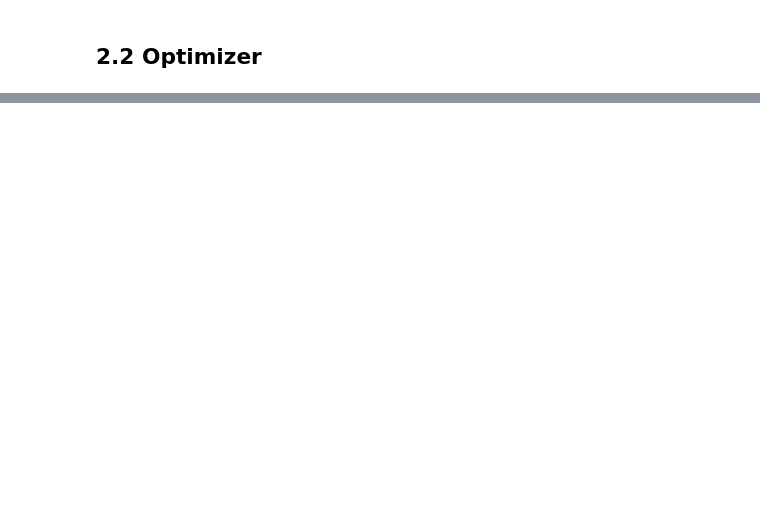
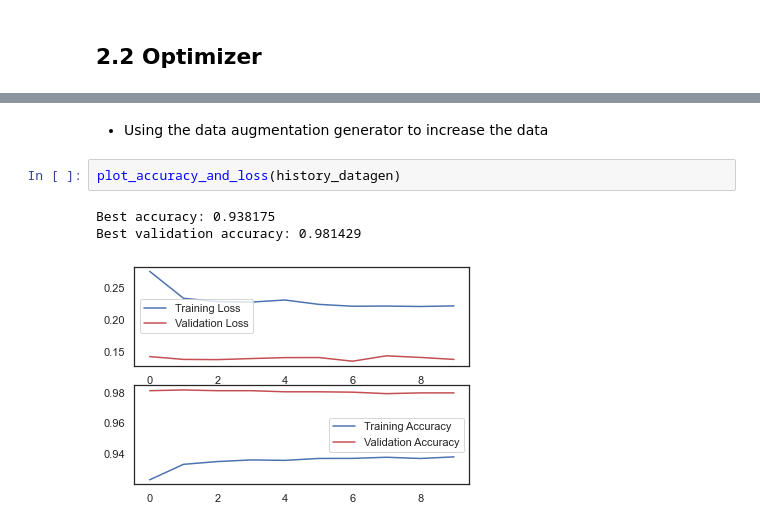
Before and after one commit to lievi/cnn_tutorial, a Jupyter notebook: mnist_classification.ipynb, the cells around one changed output, grey strips where cells are left out. Drawn from its saved outputs; the diff is of its cells as text; blank space fills up the shorter version.

```diff
--- a/mnist_classification.ipynb
+++ b/mnist_classification.ipynb
@@ -187,0 +398,8 @@ KeyboardInterrupt:
+# %% [markdown]
+- Using the data augmentation generator to increase the data
+# %%
+plot_accuracy_and_loss(history_datagen)
+# %% [output]
+Best accuracy: 0.938175
+Best validation accuracy: 0.981429
+[figure, added]
```
Also changed, not shown: parts of 22 cells of this notebook.
